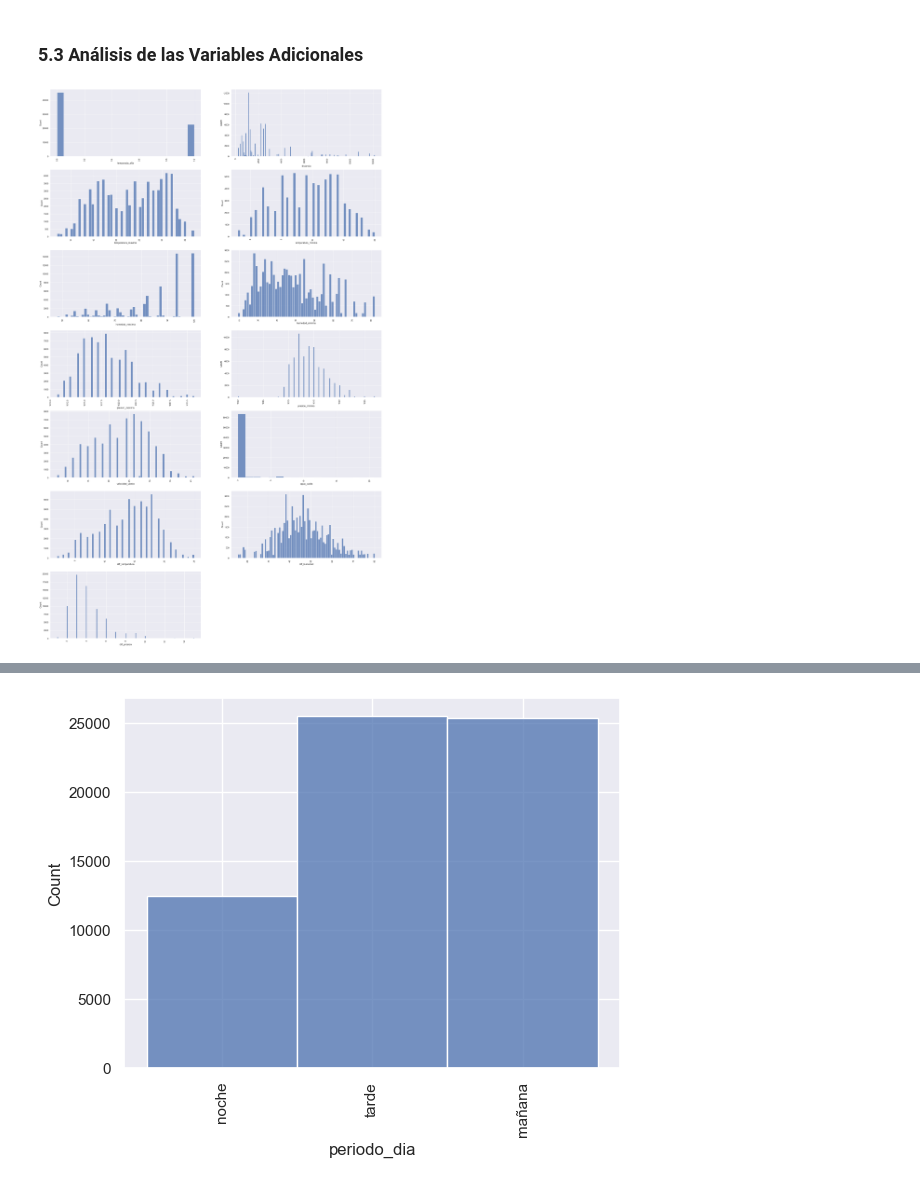
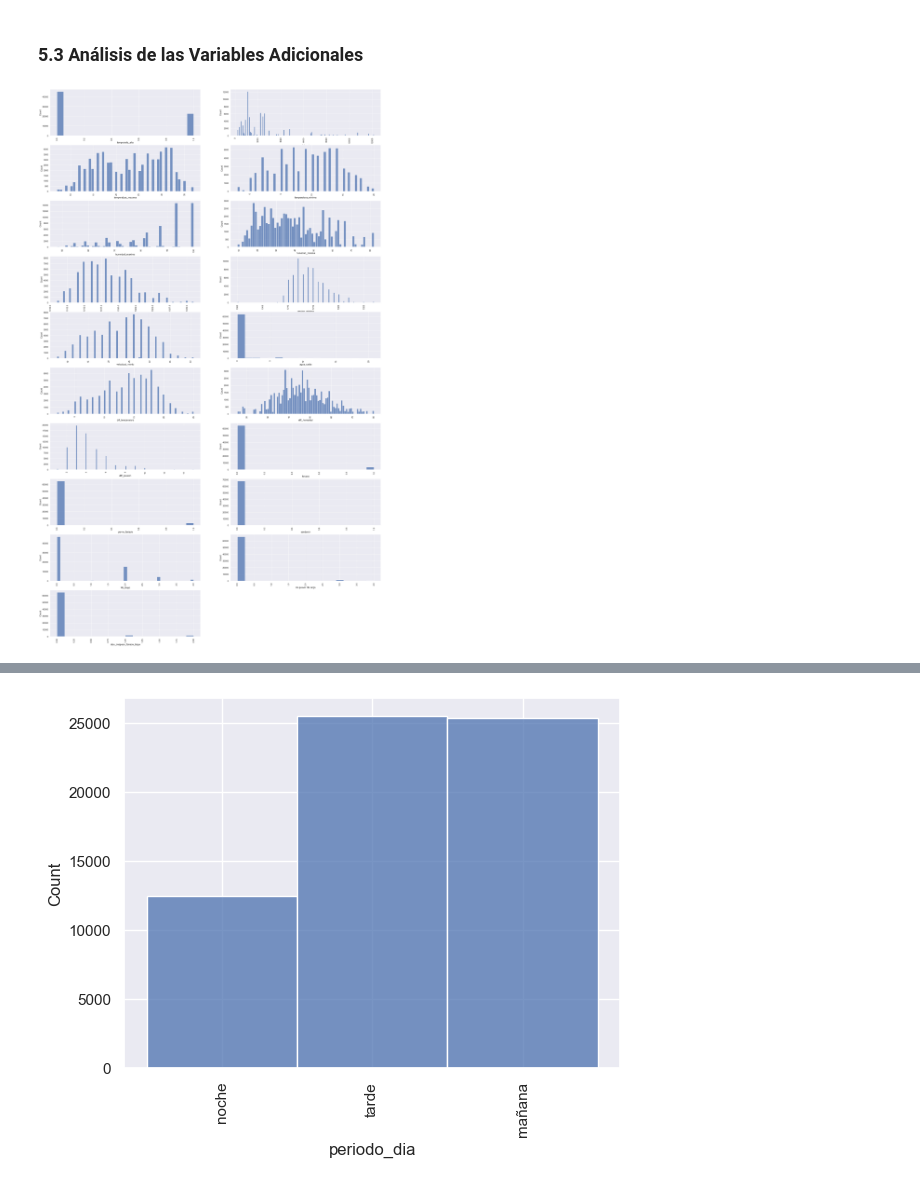
Before and after one commit to clcollao/pred_atraso_vuelos, a Jupyter notebook: pred_atraso_vuelos/prediccion_atraso_vuelos.ipynb, the cells around one changed output, grey strips where cells are left out. Cells and saved outputs as stored; diff of their text form; code cells hidden in the pictures.

```diff
--- a/pred_atraso_vuelos/prediccion_atraso_vuelos.ipynb
+++ b/pred_atraso_vuelos/prediccion_atraso_vuelos.ipynb
@@ -585,0 +590,12 @@ df['diff_presion'] = df['presion_maxima']-df['presion_minima']
+# %%
+# Eliminar las filas con similar información en el df
+
+feriados.drop(['mes','dia_semana'],axis=1,inplace=True)
+# %%
+# Unir datset feriados a dataset df
+
+df = pd.merge(df,feriados,how='left',left_on='fecha',right_on='Fecha')
+# %%
+# Eliminar variables innecesarias
+
+df.drop(['fecha','Fecha'],axis=1,inplace=True)
@@ -590,21 +619,22 @@ var_adicionales = df[['periodo_dia', 'temporada_alta', 'distancia',
                       'temperatura_maxima', 'temperatura_minima', 'humedad_maxima',
                       'humedad_minima', 'presion_maxima', 'presion_minima',
                       'velocidad_viento', 'agua_caida', 'diff_temperatura', 'diff_humedad',
-                      'diff_presion']]
+                      'diff_presion','feriado', 'previo_feriado', 'sandwich', 'fds_largo',
+                      'dia previo fds largo', 'dias_despues_feriado_largo']]
 # %%
 var_adicionales_cat = var_adicionales.select_dtypes(include=[object])
 var_adicionales_num = var_adicionales.select_dtypes(include=[int,float])
 # %%
-# Visualización variables numéricas
+# Visualización variables adicionales numéricas
 
 
 plt.figure(figsize=(30,50))
 
 for i,col in enumerate(var_adicionales_num.columns,1):
-    plt.subplot(7,2,i)
+    plt.subplot(10,2,i)
     sns.histplot(data=var_adicionales_num, x=col)
     plt.xticks(rotation=90)
 plt.show()
 # %% [output]
-[figure, old version]
+[figure, new version]
 # %%
```
Also changed, not shown: parts of 4 cells of this notebook, 1 other file.
